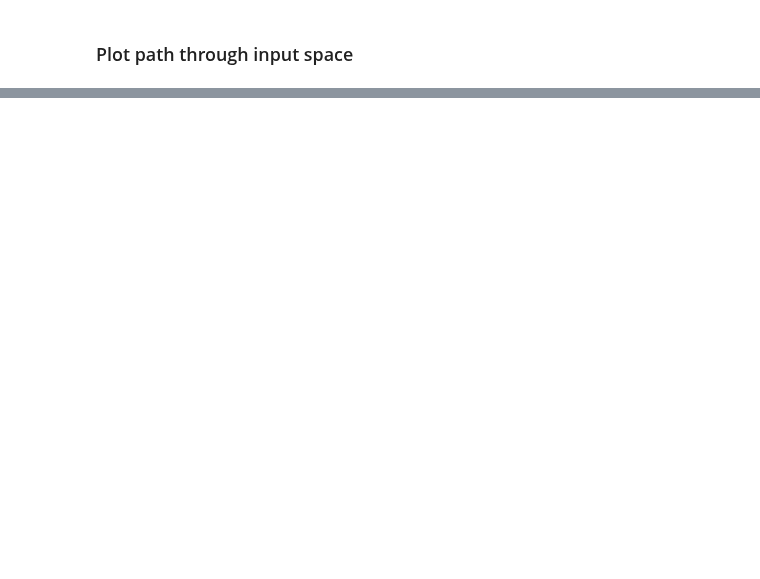
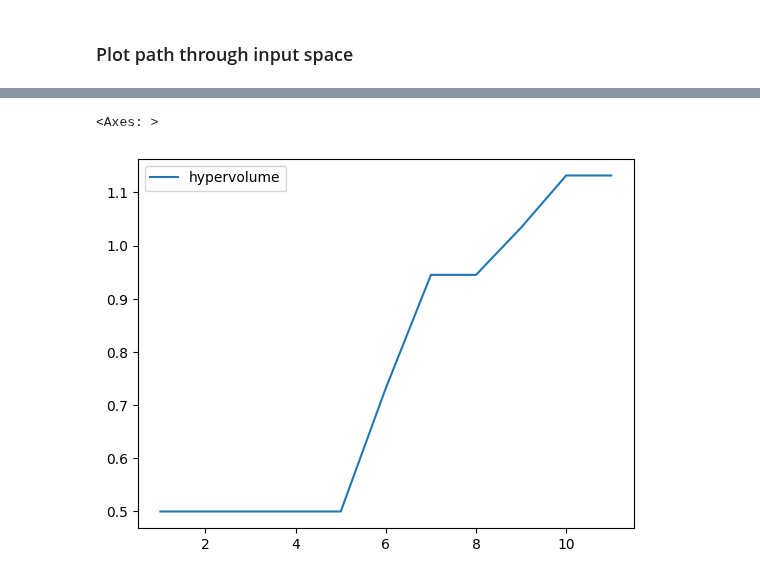
Before and after one commit to xopt-org/Xopt, a Jupyter notebook: docs/examples/multi_objective_bayes_opt/mobo.ipynb, the cells around one changed output, grey strips where cells are left out. Cells and saved outputs as stored; diff of their text form; code cells hidden in the pictures; blank space fills up the shorter version.

```diff
--- a/docs/examples/multi_objective_bayes_opt/mobo.ipynb
+++ b/docs/examples/multi_objective_bayes_opt/mobo.ipynb
@@ -99,0 +146,5 @@ X.generator.visualize_model()
+# %%
+X.generator.hypervolume_history.plot()
+# %% [output]
+<Axes: >
+[figure, added]
```
Also changed, not shown: parts of 6 cells of this notebook, 1 other file.
